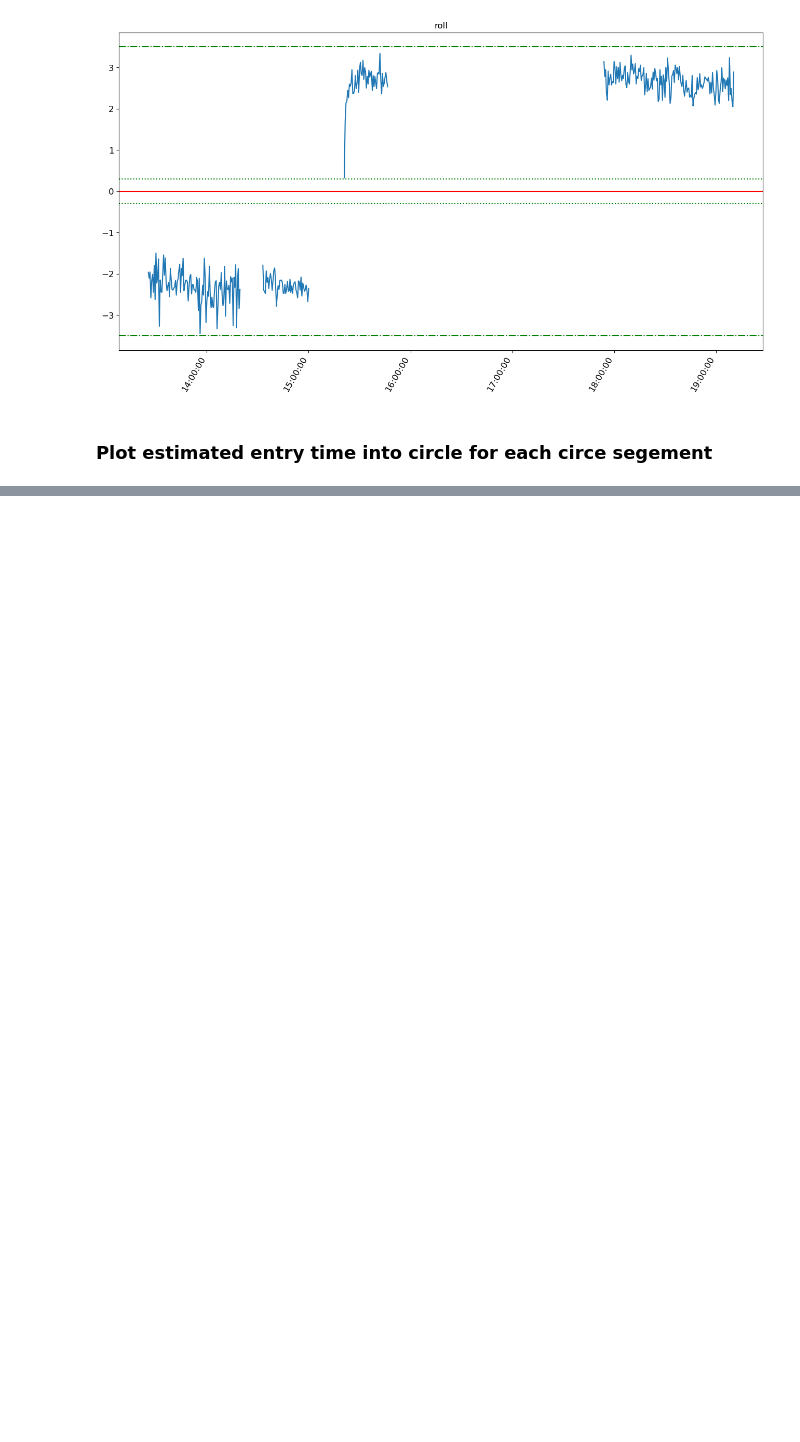
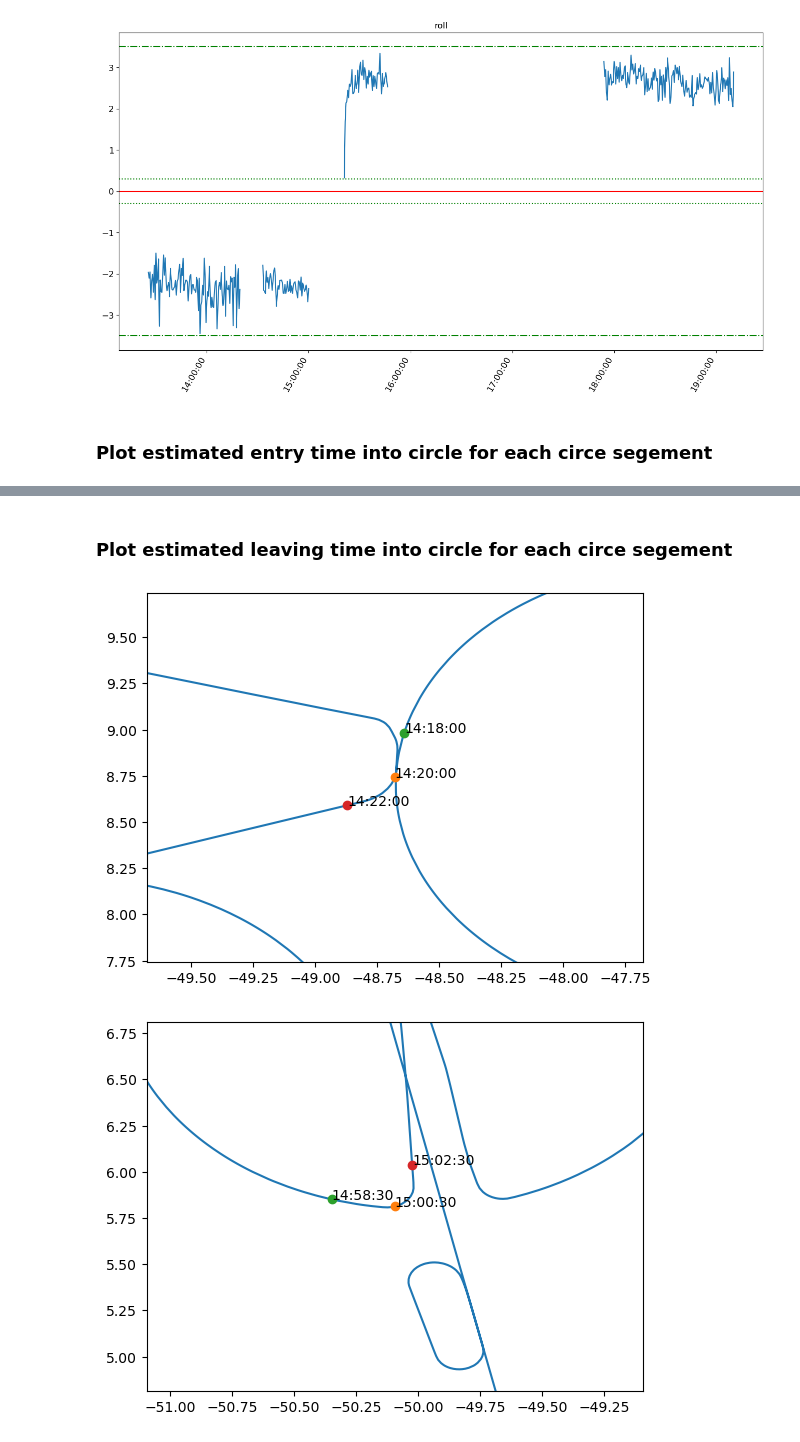
Before and after one commit to tmieslinger/flight_segmentation, a Jupyter notebook: scripts/guessFlightSegmentCircle.ipynb, the cells around one changed output, grey strips where cells are left out. Saved outputs shown, nothing was run; the diff lists cells and outputs as text; code cells hidden in the pictures; blank space fills up the shorter version.

Commit message:
now with estimates for leaving the circle

```diff
--- a/scripts/guessFlightSegmentCircle.ipynb
+++ b/scripts/guessFlightSegmentCircle.ipynb
@@ -263 +263,45 @@ for i in slices_start:
 [figure]
+# %% [markdown]
+### Plot estimated leaving time into circle for each circe segement
+# %%
+j=0
+
+for i in slices_start:
+
+    ibeg=i
+    iend=slices_end[j]
+
+    cycle_length = iend-ibeg+1
+    circle_end_bef = var.time[iend-guessRange]
+    circle_end_mid = var.time[iend]
+    circle_end_aft = var.time[iend+guessRange]
+
+    if ( cycle_length > cycleLength ) :
+
+        point_bef = ds.isel(time=((iend-guessRange)*trackResampling))
+        point_mid = ds.isel(time=( iend            *trackResampling))
+        point_aft = ds.isel(time=((iend+guessRange)*trackResampling))
+
+        fig, ax = plt.subplots()
+        ax.plot(ds.lon, ds.lat)
+
+        plt.xlim(point_mid.lon-1,point_mid.lon+1)
+        plt.ylim(point_mid.lat-1,point_mid.lat+1)
+
+        ax.scatter(point_bef.lon, point_bef.lat, color="tab:green", zorder=3)
+        ax.text   (point_bef.lon, point_bef.lat, f"{pd.Timestamp(circle_end_bef.time.values).to_pydatetime():%H:%M:%S}")
+
+        ax.scatter(point_mid.lon, point_mid.lat, color="tab:orange", zorder=3)
+        ax.text   (point_mid.lon, point_mid.lat, f"{pd.Timestamp(circle_end_mid.time.values).to_pydatetime():%H:%M:%S}")
+
+        ax.scatter(point_aft.lon, point_aft.lat, color="tab:red", zorder=3)
+        ax.text   (point_aft.lon, point_aft.lat, f"{pd.Timestamp(circle_end_aft.time.values).to_pydatetime():%H:%M:%S}")
+
+        segment += 1
+
+    j += 1
+
+    plt.show()
+# %% [output]
+[figure, added]
+[figure, added]
```
Also changed, not shown: parts of 2 cells of this notebook.
